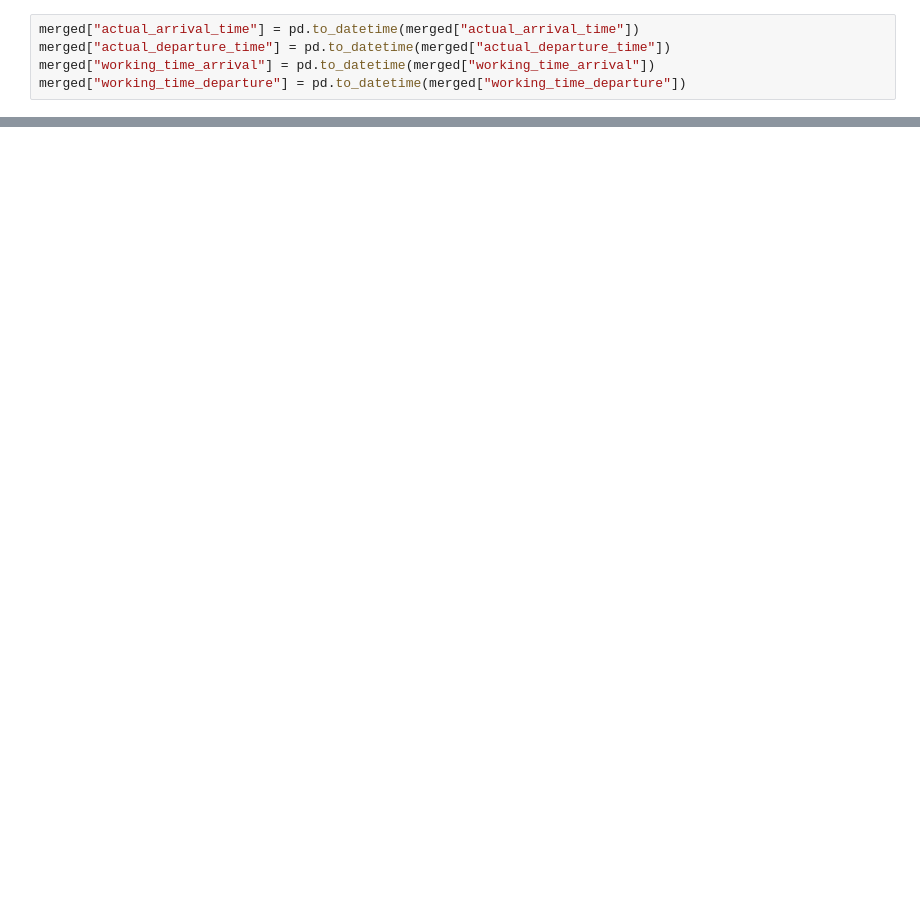
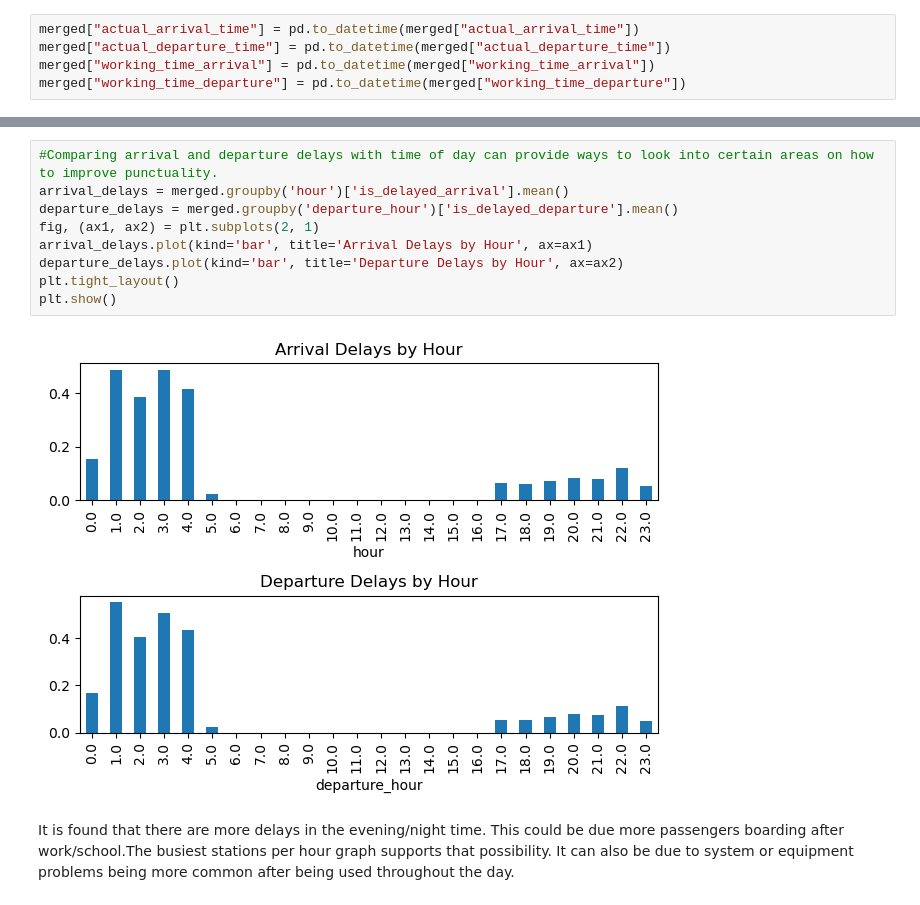
Before and after one commit to AndrewJarjis/FinalProject, a Jupyter notebook: DEprojectEDA.ipynb, the cells around one changed output, grey strips where cells are left out. Saved outputs shown, nothing was run; the diff lists cells and outputs as text; blank space fills up the shorter version.

Commit message:
more EDA on delays

```diff
--- a/DEprojectEDA.ipynb
+++ b/DEprojectEDA.ipynb
@@ -376,0 +454,13 @@ Text(0.5, 1.0, 'Count by Station and Date')
+# %%
+#Comparing arrival and departure delays with time of day can provide ways to look into certain areas on how to improve punctuality.
+arrival_delays = merged.groupby('hour')['is_delayed_arrival'].mean()
+departure_delays = merged.groupby('departure_hour')['is_delayed_departure'].mean()
+fig, (ax1, ax2) = plt.subplots(2, 1)
+arrival_delays.plot(kind='bar', title='Arrival Delays by Hour', ax=ax1)
+departure_delays.plot(kind='bar', title='Departure Delays by Hour', ax=ax2)
+plt.tight_layout()
+plt.show()
+# %% [output]
+[figure, added]
+# %% [markdown]
+It is found that there are more delays in the evening/night time. This could be due more passengers boarding after work/school.The busiest stations per hour graph supports that possibility. It can also be due to system or equipment problems being more common after being used throughout the day.
```
Also changed, not shown: parts of 27 cells of this notebook.
